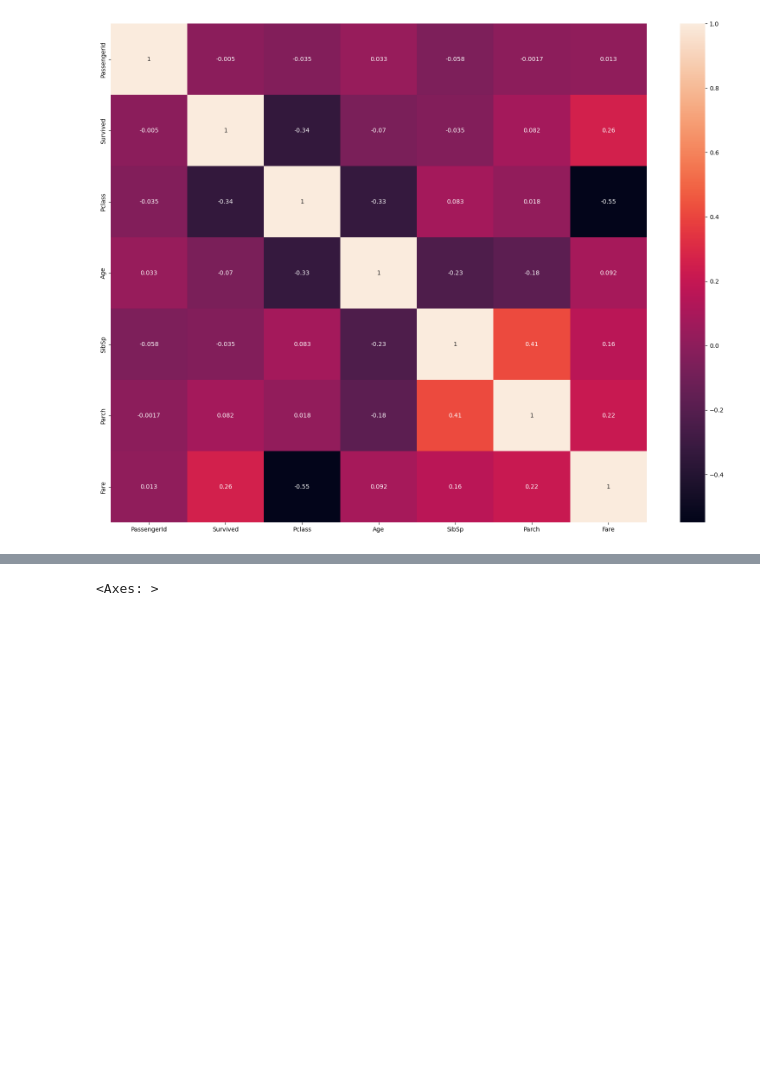
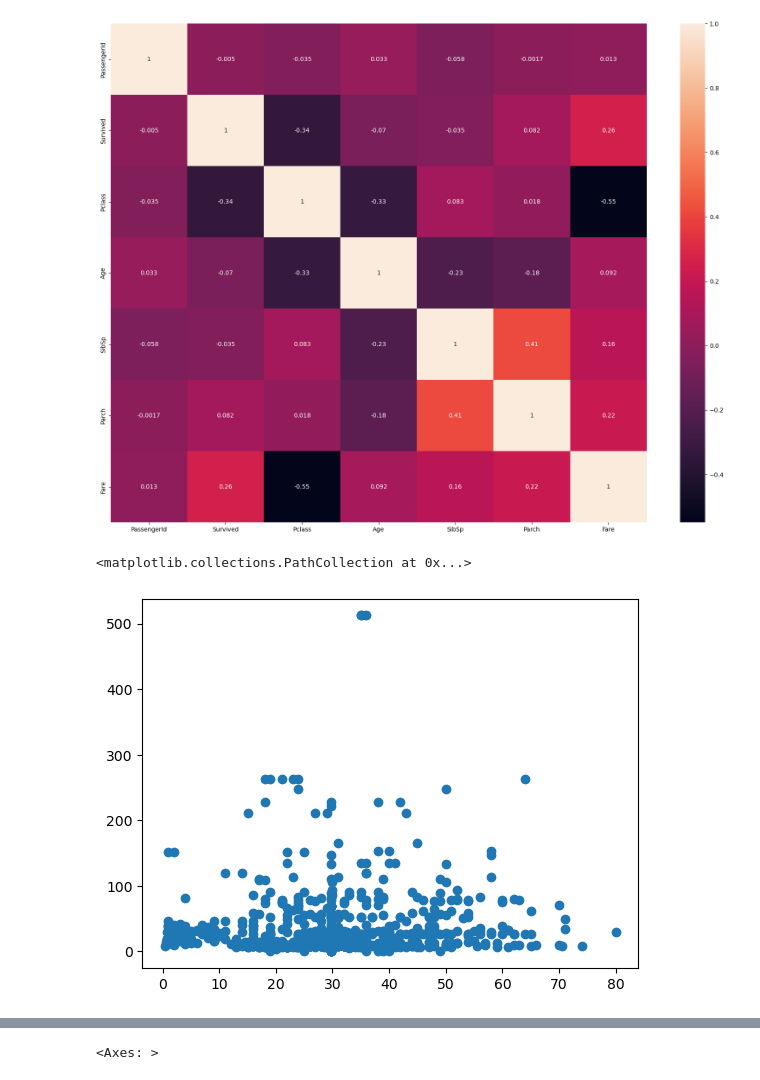
Before and after one commit to smartinternz02/SI-GuidedProject-581667-1694710963, a Jupyter notebook: Assignment 3.ipynb, the cells around one changed output, grey strips where cells are left out. Cells and saved outputs as stored; diff of their text form; code cells hidden in the pictures; blank space fills up the shorter version.

```diff
--- a/Assignment 3.ipynb
+++ b/Assignment 3.ipynb
@@ -133,3 +132,8 @@ sns.heatmap(corr,annot=True)
 # %% [output]
 <Axes: >
 [figure]
+# %%
+plt.scatter(dataset["Age"],dataset["Fare"])
+# %% [output]
+<matplotlib.collections.PathCollection at 0x...>
+[figure, added]
```
Also changed, not shown: parts of 24 cells of this notebook.
